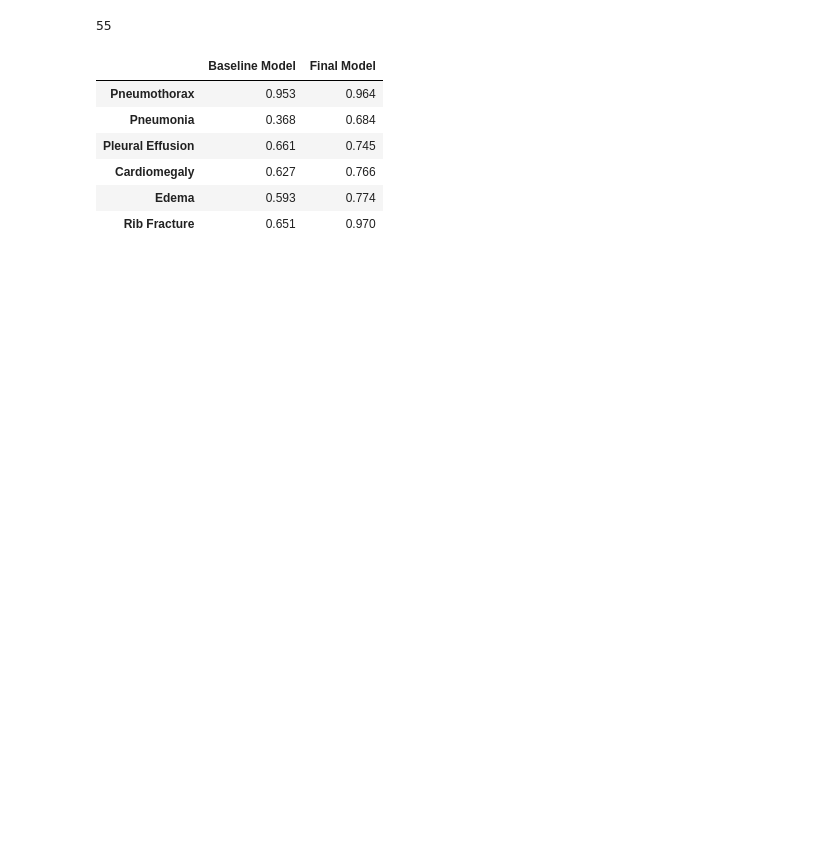
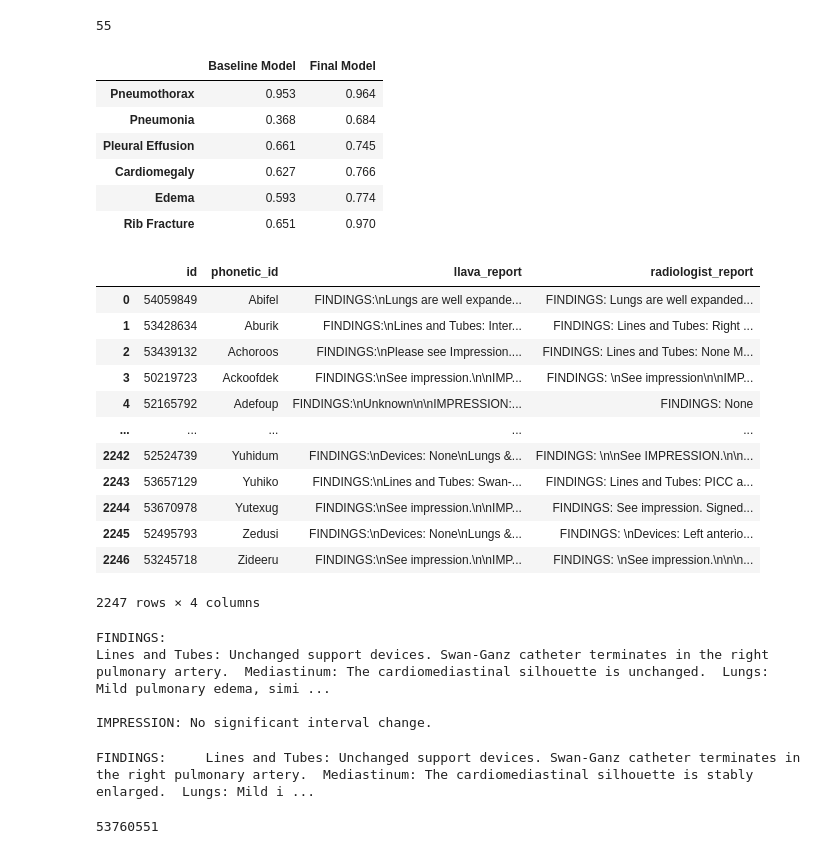
Before and after one commit to yushi20/Medical_LLM, a Jupyter notebook: Evaluation/final_model_eval.ipynb, the cells around one changed output. Drawn from its saved outputs; the diff is of its cells as text; code cells hidden in the pictures; blank space fills up the shorter version.

```diff
--- a/Evaluation/final_model_eval.ipynb
+++ b/Evaluation/final_model_eval.ipynb
@@ -285,3 +290,36 @@ f1_df
 # %%
 import dataframe_image as dfi
 dfi.export(df_styled, '../Plots/f1_table.png')
+# %%
+df = pd.read_csv('raw_parsed.csv')
+df = df[['id', 'phonetic_id', 'llava_report', 'radiologist_report']]
+df
+# %% [output]
+|  | id | phonetic_id | llava_report | radiologist_report |
+| 0 | 54059849 | Abifel | FINDINGS:\nLungs are well expande... | FINDINGS: Lungs are well expanded... |
+| 1 | 53428634 | Aburik | FINDINGS:\nLines and Tubes: Inter... | FINDINGS: Lines and Tubes: Right ... |
+| 2 | 53439132 | Achoroos | FINDINGS:\nPlease see Impression.... | FINDINGS: Lines and Tubes: None M... |
+| 3 | 50219723 | Ackoofdek | FINDINGS:\nSee impression.\n\nIMP... | FINDINGS: \nSee impression\n\nIMP... |
+| 4 | 52165792 | Adefoup | FINDINGS:\nUnknown\n\nIMPRESSION:... | FINDINGS: None |
+| ... | ... | ... | ... | ... |
+| 2242 | 52524739 | Yuhidum | FINDINGS:\nDevices: None\nLungs &... | FINDINGS: \n\nSee IMPRESSION.\n\n... |
+| 2243 | 53657129 | Yuhiko | FINDINGS:\nLines and Tubes: Swan-... | FINDINGS: Lines and Tubes: PICC a... |
+| 2244 | 53670978 | Yutexug | FINDINGS:\nSee impression.\n\nIMP... | FINDINGS: See impression. Signed... |
+| 2245 | 52495793 | Zedusi | FINDINGS:\nDevices: None\nLungs &... | FINDINGS: \nDevices: Left anterio... |
+| 2246 | 53245718 | Zideeru | FINDINGS:\nSee impression.\n\nIMP... | FINDINGS: \nSee impression.\n\n\n... |
+2247 rows × 4 columns
+# %%
+print(df['llava_report'][29])
+# %% [output]
+FINDINGS:
+Lines and Tubes: Unchanged support devices. Swan-Ganz catheter terminates in the right pulmonary artery.  Mediastinum: The cardiomediastinal silhouette is unchanged.  Lungs: Mild pulmonary edema, simi ...
+
+IMPRESSION: No significant interval change.
+# %%
+print(df['radiologist_report'][29])
+# %% [output]
+FINDINGS:     Lines and Tubes: Unchanged support devices. Swan-Ganz catheter terminates in the right pulmonary artery.  Mediastinum: The cardiomediastinal silhouette is stably enlarged.  Lungs: Mild i ...
+# %%
+df['id'][29]
+# %% [output]
+53760551
```
Also changed, not shown: parts of 3 cells of this notebook, 2 other files.
